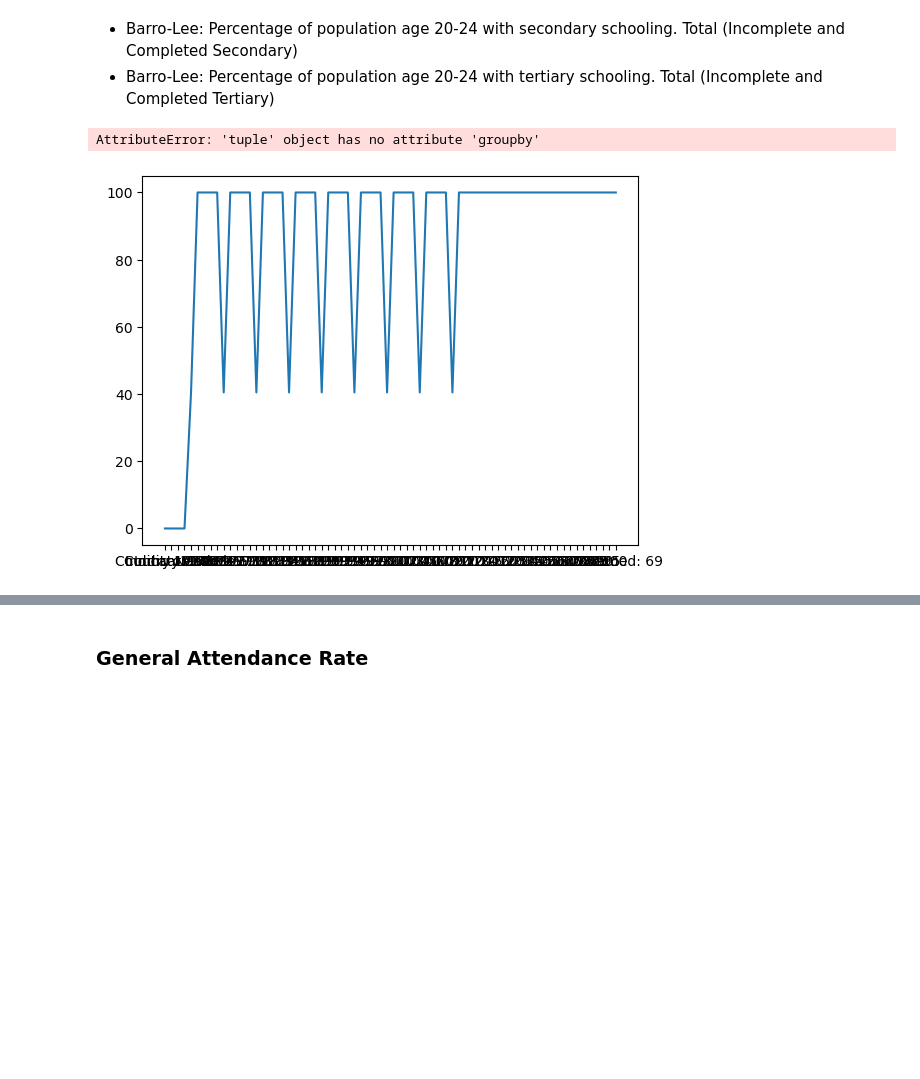
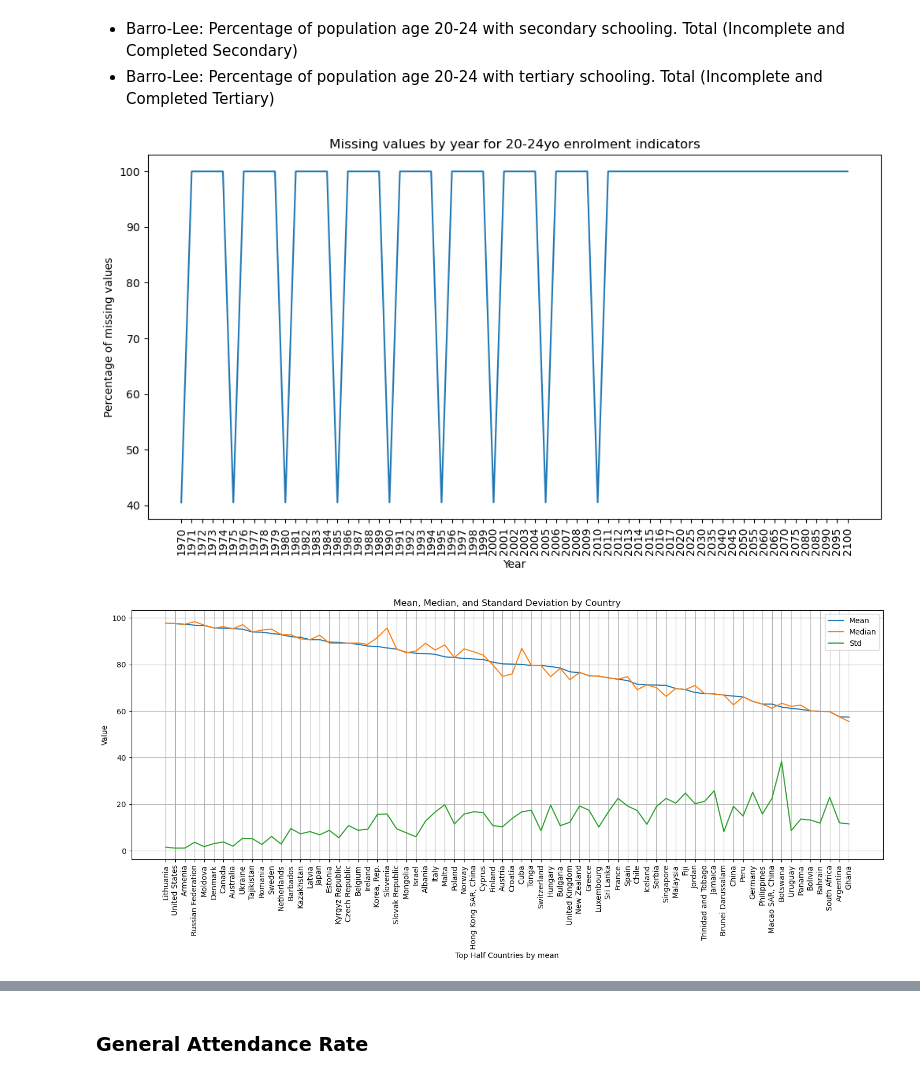
Before and after one commit to Dzov/DSP2, a Jupyter notebook: P2-notebook.ipynb, the cells around one changed output, grey strips where cells are left out. Cells and saved outputs as stored; diff of their text form; code cells hidden in the pictures; blank space fills up the shorter version.

Commit message:
feat(notebook): add graphs

```diff
--- a/P2-notebook.ipynb
+++ b/P2-notebook.ipynb
@@ -163,20 +155,58 @@ dtype: float64
 # %% [markdown]
 - Barro-Lee: Percentage of population age 20-24 with secondary schooling. Total (Incomplete and Completed Secondary)
 - Barro-Lee: Percentage of population age 20-24 with tertiary schooling. Total (Incomplete and Completed Tertiary)
-# %%
-education2024 = getDataByIndicatorNames(
-    [
-        "Barro-Lee: Percentage of population age 20-24 with secondary schooling. Total (Incomplete and Completed Secondary)",
-        "Barro-Lee: Percentage of population age 20-24 with tertiary schooling. Total (Incomplete and Completed Tertiary)",
-    ]
-)
-
-education2024 = groupByCountries(education2024)
-education2024["mean"] = education2024.mean(axis=1)
-education2024["std"] = education2024.std(axis=1)
-education2024["median"] = education2024.median(axis=1)
-
-display(education2024.head(10))
-# %% [output]
-AttributeError: 'tuple' object has no attribute 'groupby'
-[figure, removed]
+# %%
+education2024 = getDataByIndicatorNames(
+    [
+        "Barro-Lee: Percentage of population age 20-24 with secondary schooling. Total (Incomplete and Completed Secondary)",
+        "Barro-Lee: Percentage of population age 20-24 with tertiary schooling. Total (Incomplete and Completed Tertiary)",
+    ]
+)
+
+showMissingValues(
+    education2024, "Missing values by year for 20-24yo enrolment indicators"
+)
+
+education2024 = groupByCountries(removeNullValues(education2024))
+education2024["mean"] = education2024.mean(
+    axis=1,
+)
+education2024["std"] = education2024.std(axis=1)
+education2024["median"] = education2024.median(axis=1)
+education2024 = education2024.sort_values("mean", ascending=False)
+
+topHalfCountries = education2024.iloc[: (len(education2024) // 2)]
+bottomHalfCountries = education2024.iloc[(len(education2024) // 2) :]
+
+fig, ax = plt.subplots(figsize=(18, 6))
+sns.lineplot(y=topHalfCountries["mean"], x=topHalfCountries.index, label="Mean")
+sns.lineplot(y=topHalfCountries["median"], x=topHalfCountries.index, label="Median")
+sns.lineplot(y=topHalfCountries["std"], x=topHalfCountries.index, label="Std")
+plt.xticks(rotation=90)
+
+plt.title("Mean, Median, and Standard Deviation by Country")
+plt.xlabel("Top Half Countries by mean")
+plt.ylabel("Value")
+
+ax.legend()
+ax.grid(True)
+plt.show()
+
+fig, ax = plt.subplots(figsize=(18, 6))
+sns.lineplot(y=bottomHalfCountries["mean"], x=bottomHalfCountries.index, label="Mean")
+sns.lineplot(
+    y=bottomHalfCountries["median"], x=bottomHalfCountries.index, label="Median"
+)
+sns.lineplot(y=bottomHalfCountries["std"], x=bottomHalfCountries.index, label="Std")
+plt.xticks(rotation=90)
+
+plt.title("Mean, Median, and Standard Deviation by Country")
+plt.xlabel("Bottom Half Countries by mean")
+plt.ylabel("Value")
+
+ax.legend()
+ax.grid(True)
+plt.show()
+# %% [output]
+[figure, added]
+[figure, added]
```
Also changed, not shown: parts of 7 cells of this notebook.
